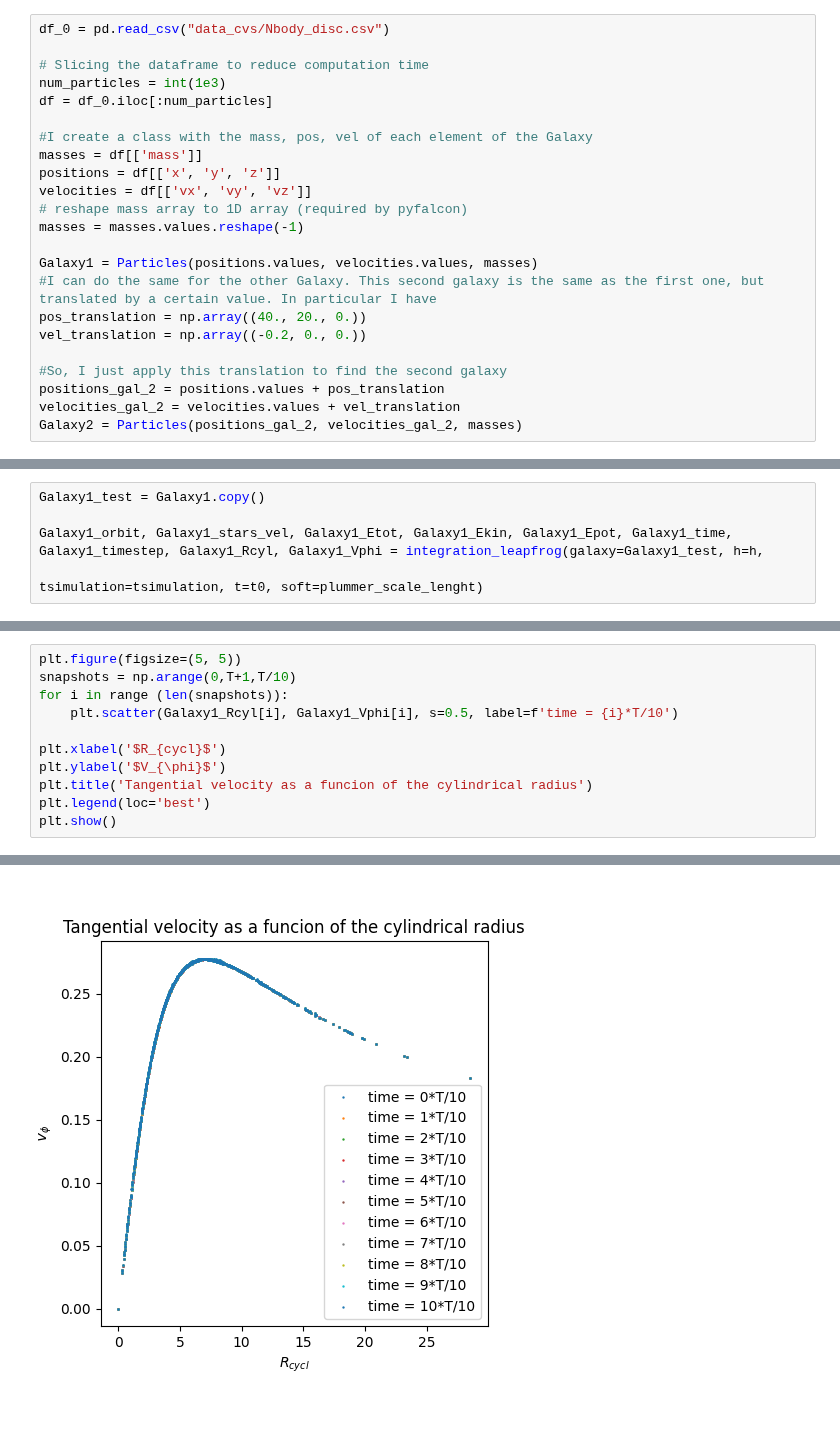
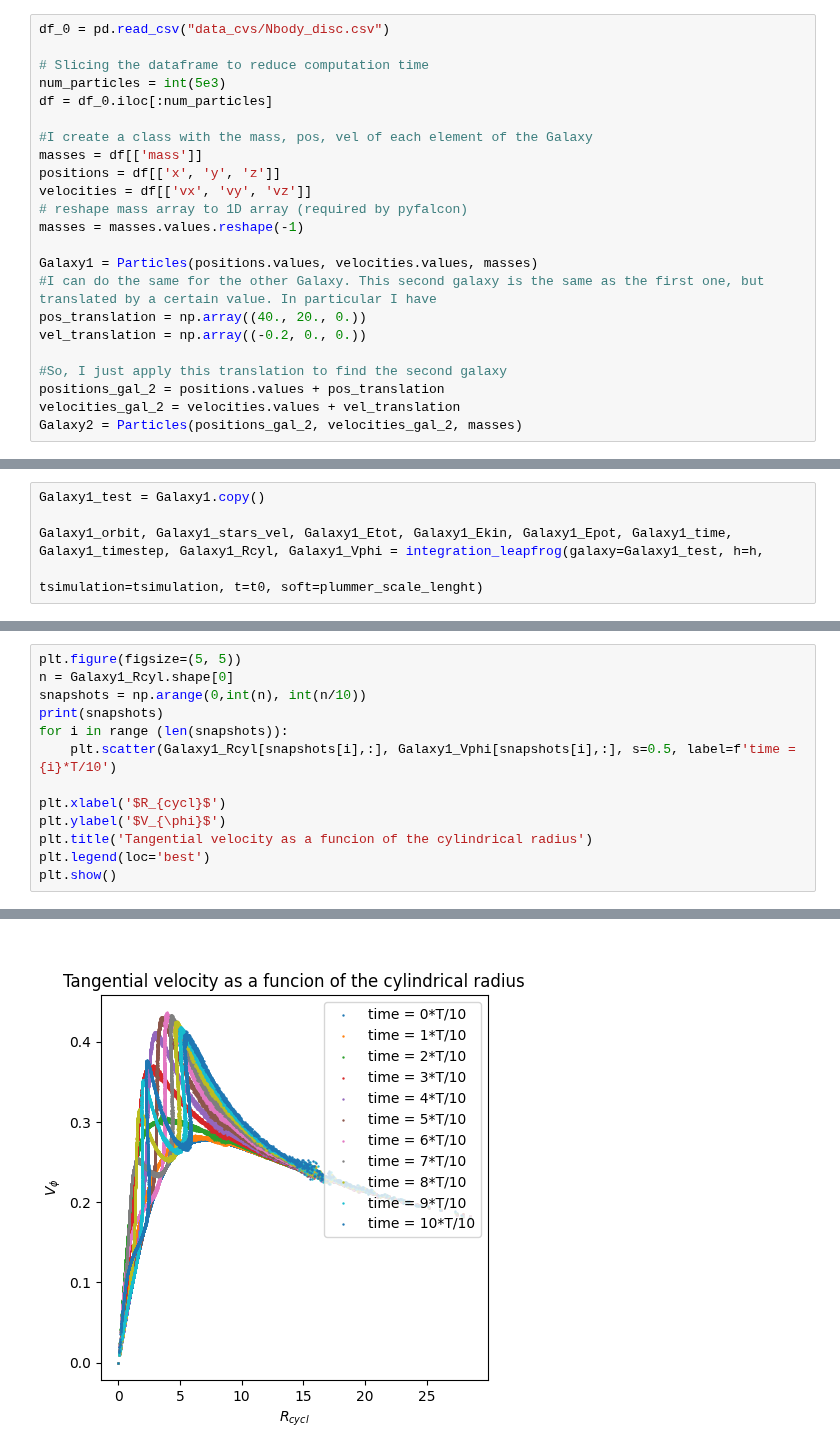
Before and after one commit to giadaaggio/compastro_23, a Jupyter notebook: GAMALOS/gamalos_mattia.ipynb, the cells around one changed output, grey strips where cells are left out. Cells and saved outputs as stored; diff of their text form; blank space fills up the shorter version.

```diff
--- a/GAMALOS/gamalos_mattia.ipynb
+++ b/GAMALOS/gamalos_mattia.ipynb
@@ -20,7 +20,7 @@ import time
 df_0 = pd.read_csv("data_cvs/Nbody_disc.csv")
 
 # Slicing the dataframe to reduce computation time
-num_particles = int(1e3)
+num_particles = int(5e3)
 df = df_0.iloc[:num_particles]
 
 #I create a class with the mass, pos, vel of each element of the Galaxy
@@ -153,8 +165,10 @@ plt.legend(loc='upper right')
 # %%
 plt.figure(figsize=(5, 5))
-snapshots = np.arange(0,T+1,T/10)
+n = Galaxy1_Rcyl.shape[0]
+snapshots = np.arange(0,int(n), int(n/10))
+print(snapshots)
 for i in range (len(snapshots)):
-    plt.scatter(Galaxy1_Rcyl[i], Galaxy1_Vphi[i], s=0.5, label=f'time = {i}*T/10')
+    plt.scatter(Galaxy1_Rcyl[snapshots[i],:], Galaxy1_Vphi[snapshots[i],:], s=0.5, label=f'time = {i}*T/10')
 
 plt.xlabel('$R_{cycl}$')
 plt.ylabel('$V_{\phi}$')
@@ -165 +180 @@ plt.show()
-[figure, old version]
+[figure, new version]
```
Also changed, not shown: parts of 4 cells of this notebook, 1 other file.
